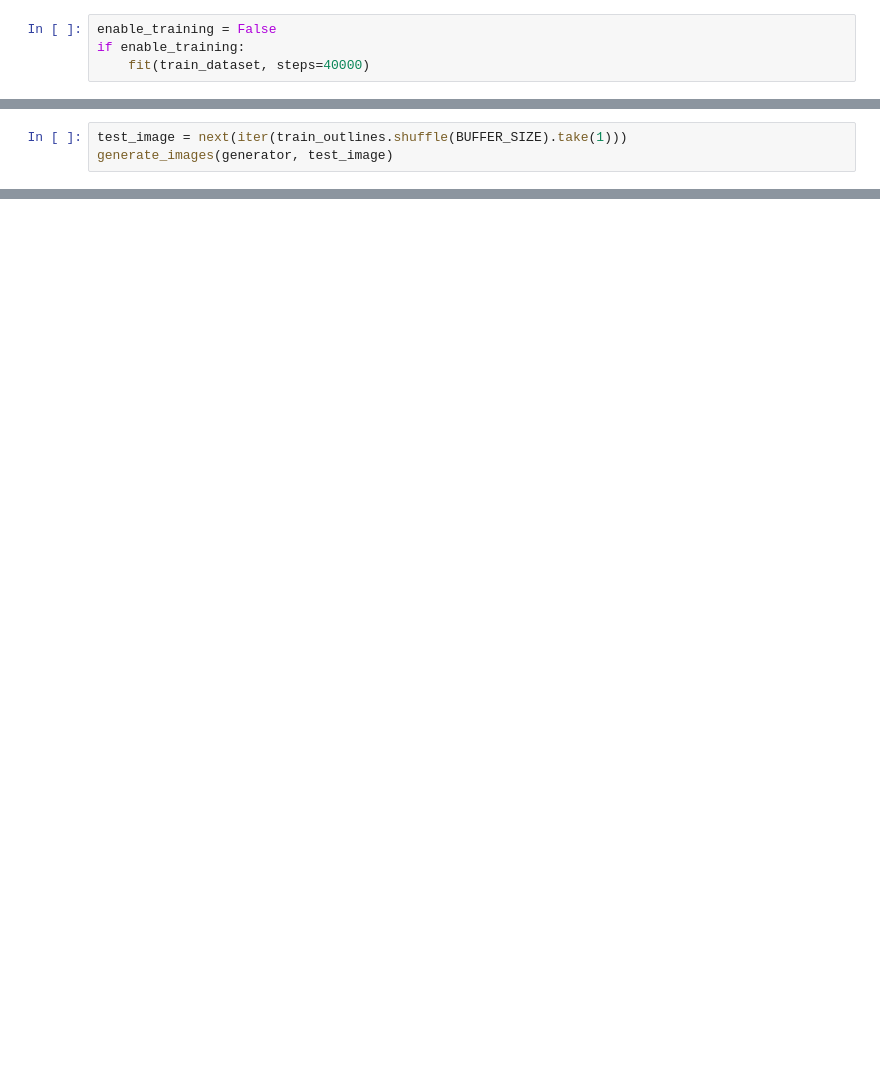
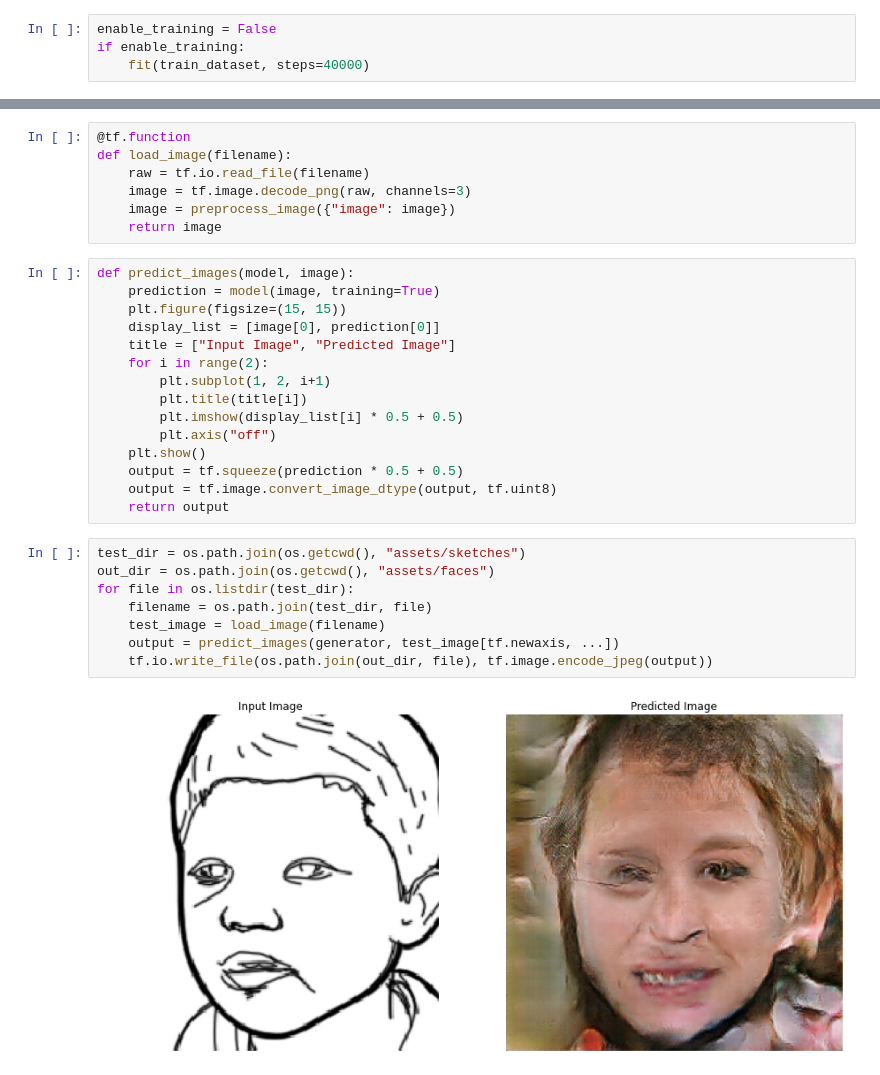
Before and after one commit to kazijawad/head-in-the-clouds, a Jupyter notebook: notebooks/pix2pix.ipynb, the cells around one changed output, grey strips where cells are left out. Saved outputs shown, nothing was run; the diff lists cells and outputs as text; blank space fills up the shorter version.

```diff
--- a/notebooks/pix2pix.ipynb
+++ b/notebooks/pix2pix.ipynb
@@ -289,3 +306,0 @@ if enable_training:
-# %%
-test_image = next(iter(train_outlines.shuffle(BUFFER_SIZE).take(1)))
-generate_images(generator, test_image)
@@ -291,0 +309,32 @@ generate_images(generator, test_image)
+# %%
+@tf.function
+def load_image(filename):
+    raw = tf.io.read_file(filename)
+    image = tf.image.decode_png(raw, channels=3)
+    image = preprocess_image({"image": image})
+    return image
+# %%
+def predict_images(model, image):
+    prediction = model(image, training=True)
+    plt.figure(figsize=(15, 15))
+    display_list = [image[0], prediction[0]]
+    title = ["Input Image", "Predicted Image"]
+    for i in range(2):
+        plt.subplot(1, 2, i+1)
+        plt.title(title[i])
+        plt.imshow(display_list[i] * 0.5 + 0.5)
+        plt.axis("off")
+    plt.show()
+    output = tf.squeeze(prediction * 0.5 + 0.5)
+    output = tf.image.convert_image_dtype(output, tf.uint8)
+    return output
+# %%
+test_dir = os.path.join(os.getcwd(), "assets/sketches")
+out_dir = os.path.join(os.getcwd(), "assets/faces")
+for file in os.listdir(test_dir):
+    filename = os.path.join(test_dir, file)
+    test_image = load_image(filename)
+    output = predict_images(generator, test_image[tf.newaxis, ...])
+    tf.io.write_file(os.path.join(out_dir, file), tf.image.encode_jpeg(output))
+# %% [output]
+[figure, added]
```
Also changed, not shown: parts of 30 cells of this notebook, 11 other files.
